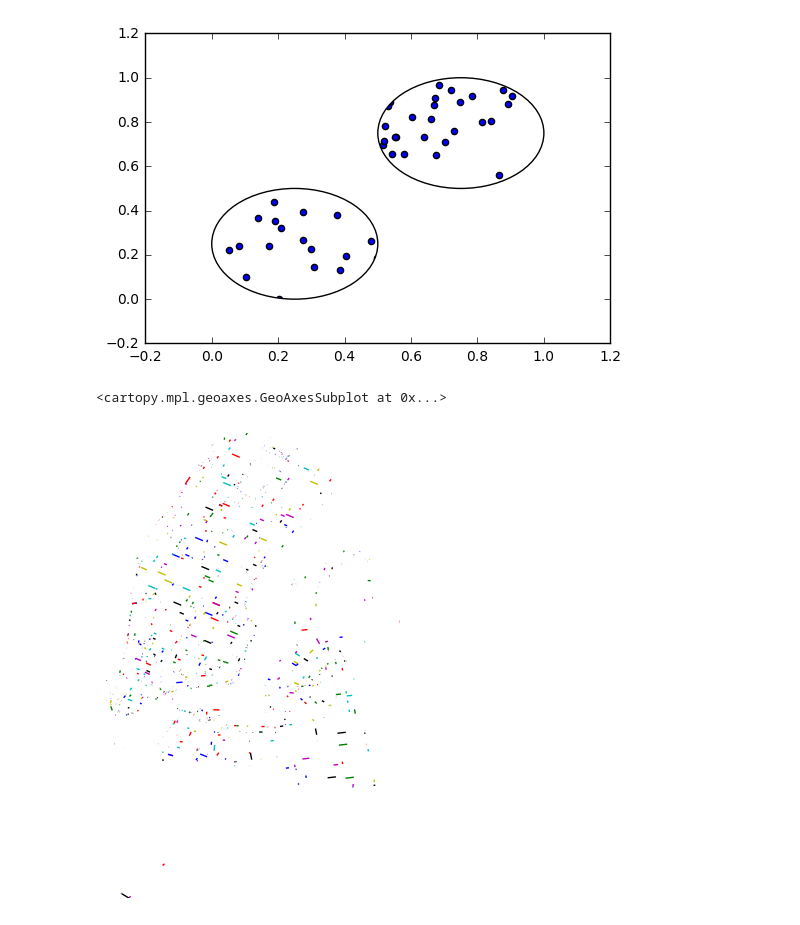
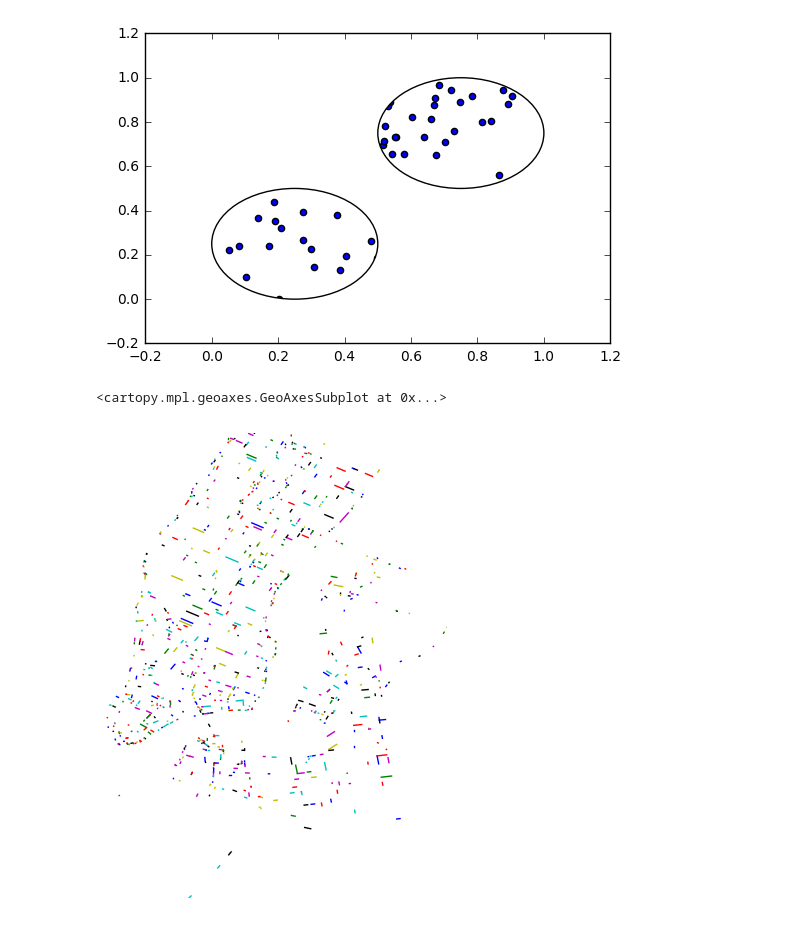
Before and after one commit to ResidentMario/geoplot, a Jupyter notebook: notebooks/dev-2.ipynb, the cells around one changed output. Saved outputs shown, nothing was run; the diff lists cells and outputs as text; code cells hidden in the pictures.

```diff
--- a/notebooks/dev-2.ipynb
+++ b/notebooks/dev-2.ipynb
@@ -110,8 +110,8 @@ imForWales.set_clip_path(wales)
 # %% [output]
 [figure]
 # %%
-gplt.network(citibike, start=to_and_from['From'], end=to_and_from['To'], projection=ccrs.PlateCarree())
+gplt.sankey(citibike, start=to_and_from['From'], end=to_and_from['To'], projection=ccrs.PlateCarree())
 # %% [output]
 <cartopy.mpl.geoaxes.GeoAxesSubplot at 0x...>
-[figure, old version]
+[figure, new version]
 # %%
```
Also changed, not shown: parts of 2 cells of this notebook, 26 other files.
